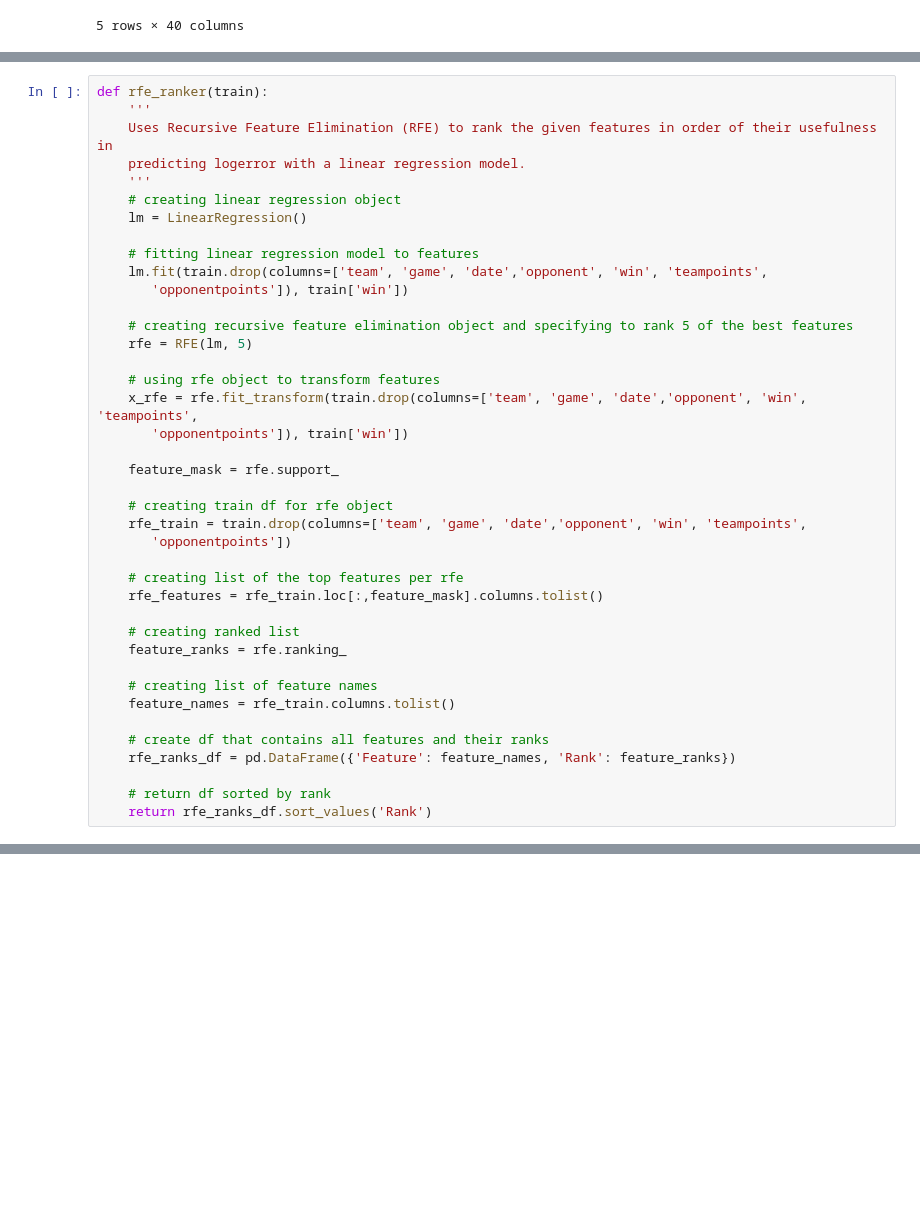
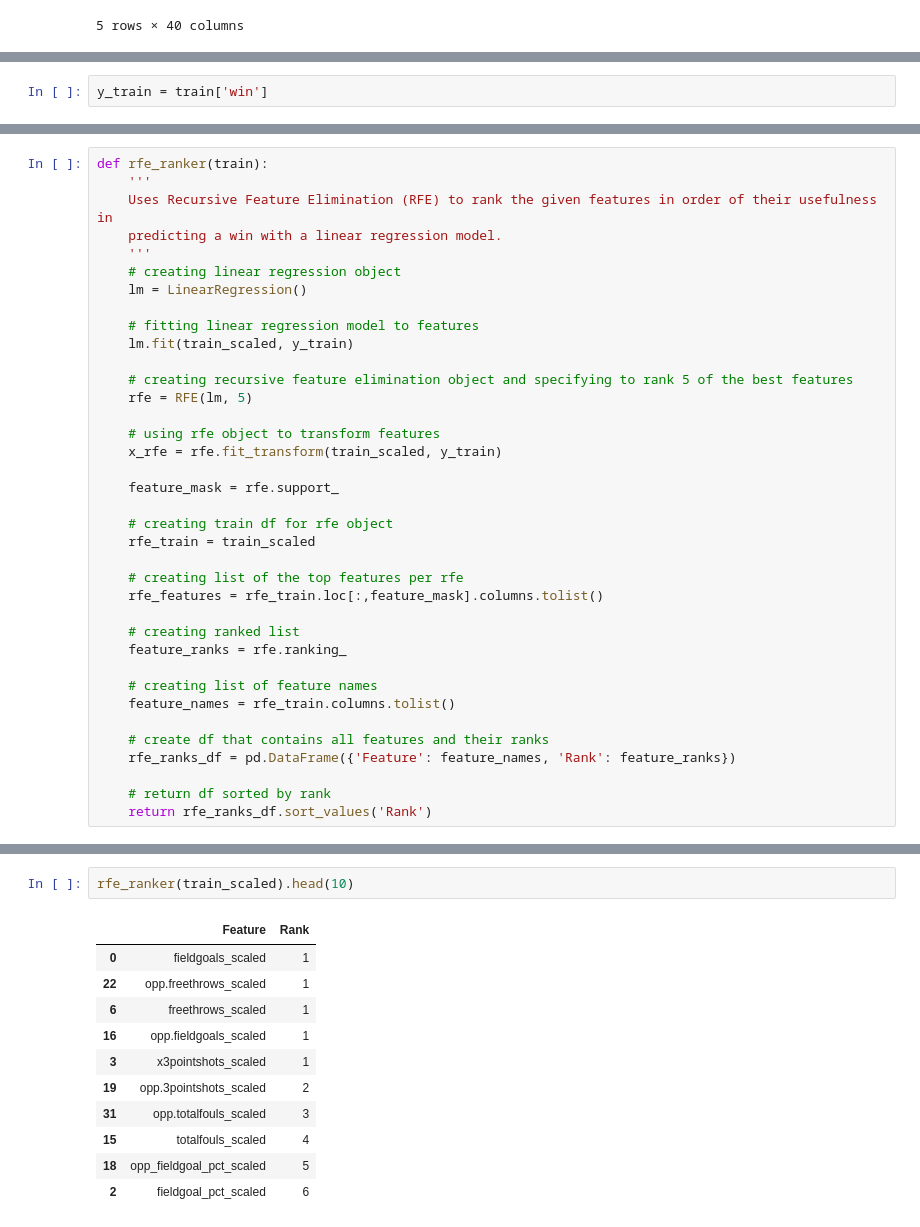
Before and after one commit to george887/NBA_stats, a Jupyter notebook: explore.ipynb, the cells around one changed output, grey strips where cells are left out. Drawn from its saved outputs; the diff is of its cells as text; blank space fills up the shorter version.

```diff
--- a/explore.ipynb
+++ b/explore.ipynb
@@ -136,0 +192,2 @@ train.head()
+# %%
+y_train = train['win']
@@ -138,27 +210,24 @@ train.head()
 def rfe_ranker(train):
     '''
     Uses Recursive Feature Elimination (RFE) to rank the given features in order of their usefulness in
-    predicting logerror with a linear regression model.
+    predicting a win with a linear regression model.
     '''
     # creating linear regression object
     lm = LinearRegression()
 
     # fitting linear regression model to features
-    lm.fit(train.drop(columns=['team', 'game', 'date','opponent', 'win', 'teampoints',
-       'opponentpoints']), train['win'])
+    lm.fit(train_scaled, y_train)
 
     # creating recursive feature elimination object and specifying to rank 5 of the best features
     rfe = RFE(lm, 5)
 
     # using rfe object to transform features
-    x_rfe = rfe.fit_transform(train.drop(columns=['team', 'game', 'date','opponent', 'win', 'teampoints',
-       'opponentpoints']), train['win'])
+    x_rfe = rfe.fit_transform(train_scaled, y_train)
 
     feature_mask = rfe.support_
 
     # creating train df for rfe object
-    rfe_train = train.drop(columns=['team', 'game', 'date','opponent', 'win', 'teampoints',
-       'opponentpoints'])
+    rfe_train = train_scaled
 
     # creating list of the top features per rfe
     rfe_features = rfe_train.loc[:,feature_mask].columns.tolist()
@@ -196,0 +246,14 @@ rfe_ranker(train)
+# %%
+rfe_ranker(train_scaled).head(10)
+# %% [output]
+|  | Feature | Rank |
+| 0 | fieldgoals_scaled | 1 |
+| 22 | opp.freethrows_scaled | 1 |
+| 6 | freethrows_scaled | 1 |
+| 16 | opp.fieldgoals_scaled | 1 |
+| 3 | x3pointshots_scaled | 1 |
+| 19 | opp.3pointshots_scaled | 2 |
+| 31 | opp.totalfouls_scaled | 3 |
+| 15 | totalfouls_scaled | 4 |
+| 18 | opp_fieldgoal_pct_scaled | 5 |
+| 2 | fieldgoal_pct_scaled | 6 |
```
Also changed, not shown: parts of 17 cells of this notebook, 2 other files.
